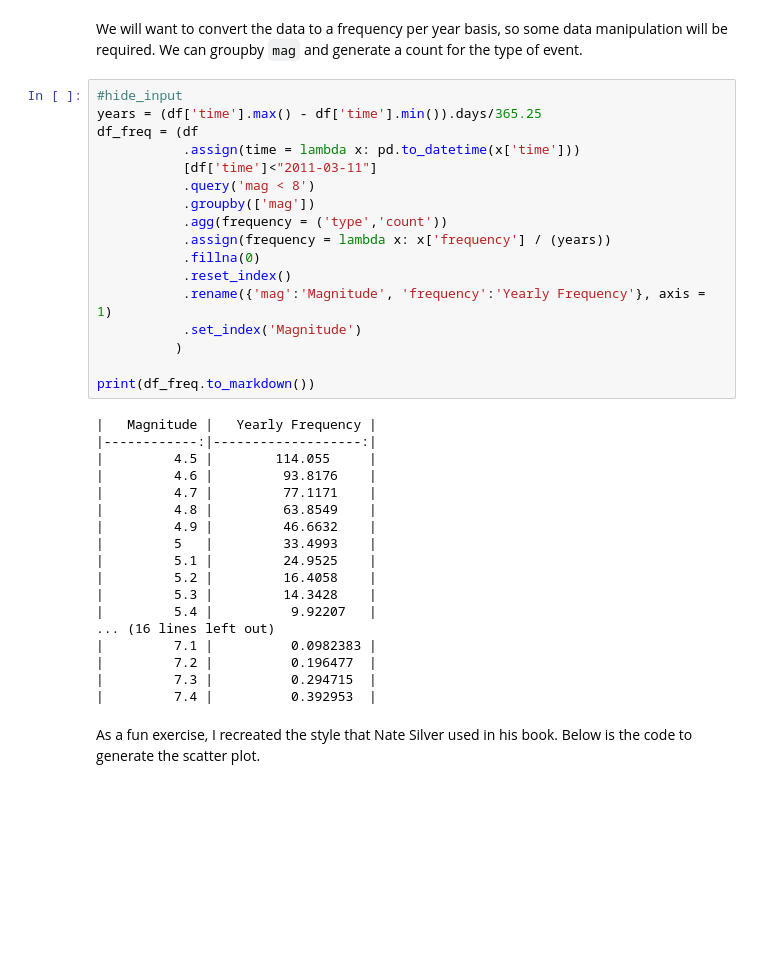
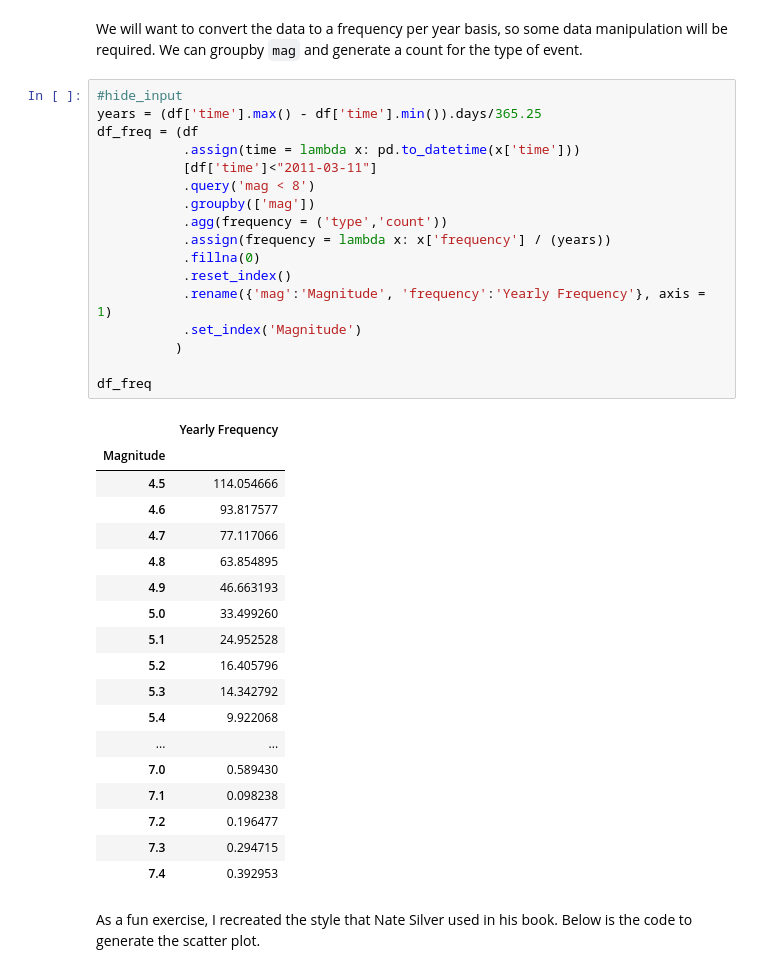
Before and after one commit to MichaelHotaling/blog, a Jupyter notebook: _notebooks/2022-05-21-earthquakes-in-japan.ipynb, the cells around one changed output. Cells and saved outputs as stored; diff of their text form; blank space fills up the shorter version.

```diff
--- a/_notebooks/2022-05-21-earthquakes-in-japan.ipynb
+++ b/_notebooks/2022-05-21-earthquakes-in-japan.ipynb
@@ -158,38 +158,39 @@ We will want to convert the data to a frequency per year basis, so some data man
 # %%
 #hide_input
 years = (df['time'].max() - df['time'].min()).days/365.25
 df_freq = (df
            .assign(time = lambda x: pd.to_datetime(x['time']))
            [df['time']<"2011-03-11"]
            .query('mag < 8')
            .groupby(['mag'])
            .agg(frequency = ('type','count'))
            .assign(frequency = lambda x: x['frequency'] / (years))
            .fillna(0)
            .reset_index()
            .rename({'mag':'Magnitude', 'frequency':'Yearly Frequency'}, axis = 1)
            .set_index('Magnitude')
           )
 
-print(df_freq.to_markdown())
+df_freq
 # %% [output]
-|   Magnitude |   Yearly Frequency |
-|------------:|-------------------:|
-|         4.5 |        114.055     |
-|         4.6 |         93.8176    |
-|         4.7 |         77.1171    |
-|         4.8 |         63.8549    |
-|         4.9 |         46.6632    |
-|         5   |         33.4993    |
-|         5.1 |         24.9525    |
-|         5.2 |         16.4058    |
-|         5.3 |         14.3428    |
-|         5.4 |          9.92207   |
-... (16 lines left out)
-|         7.1 |          0.0982383 |
-|         7.2 |          0.196477  |
-|         7.3 |          0.294715  |
-|         7.4 |          0.392953  |
+|  | Yearly Frequency |
+| Magnitude |  |
+| 4.5 | 114.054666 |
+| 4.6 | 93.817577 |
+| 4.7 | 77.117066 |
+| 4.8 | 63.854895 |
+| 4.9 | 46.663193 |
+| 5.0 | 33.499260 |
+| 5.1 | 24.952528 |
+| 5.2 | 16.405796 |
+| 5.3 | 14.342792 |
+| 5.4 | 9.922068 |
+| ... | ... |
+| 7.0 | 0.589430 |
+| 7.1 | 0.098238 |
+| 7.2 | 0.196477 |
+| 7.3 | 0.294715 |
+| 7.4 | 0.392953 |
 # %% [markdown]
 As a fun exercise, I recreated the style that Nate Silver used in his book. Below is the code to generate the scatter plot.
 # %%
```
Also changed, not shown: parts of 1 cell of this notebook.
